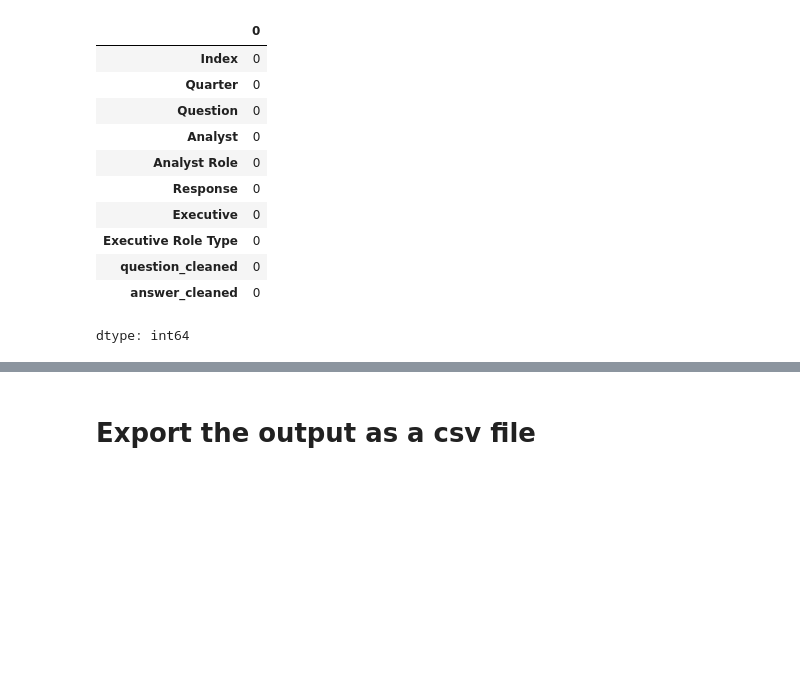
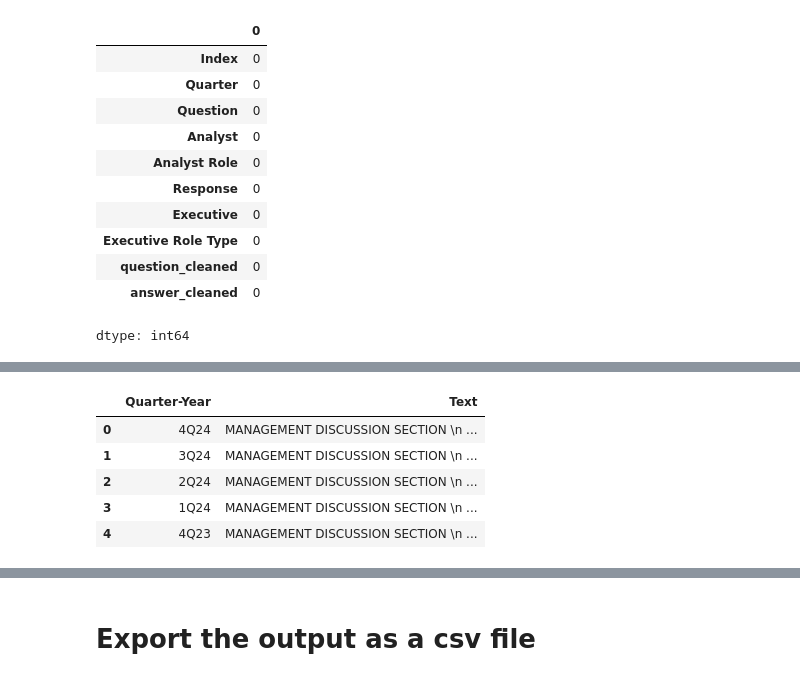
Before and after one commit to sheldonkemper/bank_of_england, a Jupyter notebook: notebooks/processed/ct_preprocessing_jpmorgan_gp4.ipynb, the cells around one changed output, grey strips where cells are left out. Cells and saved outputs as stored; diff of their text form; code cells hidden in the pictures; blank space fills up the shorter version.

```diff
--- a/notebooks/processed/ct_preprocessing_jpmorgan_gp4.ipynb
+++ b/notebooks/processed/ct_preprocessing_jpmorgan_gp4.ipynb
@@ -282,0 +246,10 @@ jpmorgan_body_df.head()
+# %%
+jpmorgan_body_df.drop(columns=["Index"], inplace=True)
+jpmorgan_body_df.head()
+# %% [output]
+|  | Quarter-Year | Text |
+| 0 | 4Q24 | MANAGEMENT DISCUSSION SECTION \n ... |
+| 1 | 3Q24 | MANAGEMENT DISCUSSION SECTION \n ... |
+| 2 | 2Q24 | MANAGEMENT DISCUSSION SECTION \n ... |
+| 3 | 1Q24 | MANAGEMENT DISCUSSION SECTION \n ... |
+| 4 | 4Q23 | MANAGEMENT DISCUSSION SECTION \n ... |
```
Also changed, not shown: parts of 16 cells of this notebook.
